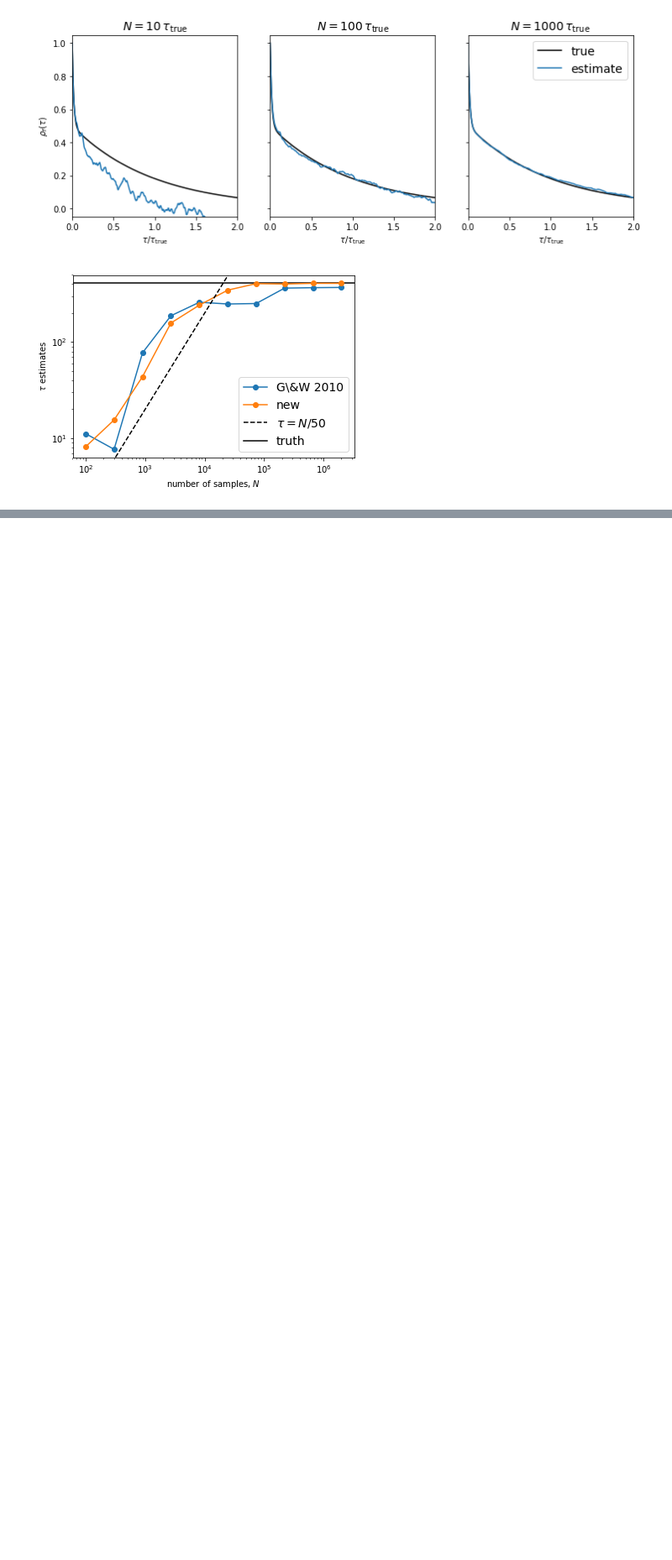
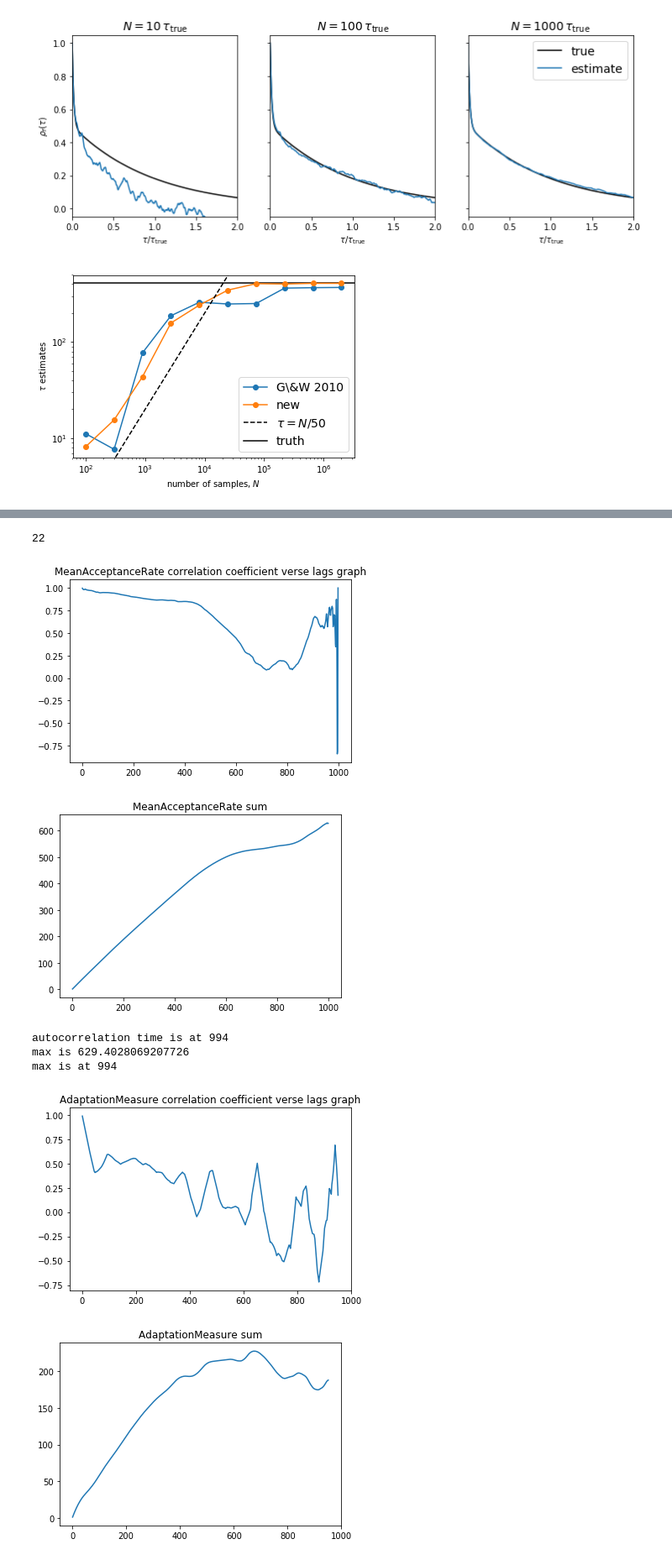
Before and after one commit to kindasad/gudnite, a Jupyter notebook: Research_problem_3.ipynb, the cells around one changed output, grey strips where cells are left out. Shown at 84% size. Drawn from its saved outputs; the diff is of its cells as text; code cells hidden in the pictures; blank space fills up the shorter version.

```diff
--- a/Research_problem_3.ipynb
+++ b/Research_problem_3.ipynb
@@ -152,0 +235,16 @@ plt.legend(fontsize=14);
+# %%
+def func_max(y,x):
+    for i in range(len(x)-1):
+        delta_y=y[i]-y[i+1]
+        delta_x=x[i]-x[i+1]
+        num=float(delta_y)/float(delta_x)
+        if num<0.001:
+            print ('autocorrelation time is at '+str(x[i]) )
+            return y[i],x[i]
+    print ('no max')
+y,x=func_max(y0,x0)
+print ('max is ' + str(y))
+print ('max is at '+ str(x))
+#***************************
+func_max(y1,x1)
+#where max position is also the autocorrelation time
@@ -152,0 +258,29 @@ plt.legend(fontsize=14);
+# %%
+import pandas as pd
+class_data=pd.read_csv("MC.txt")
+print(len(class_data.keys()))
+# %% [output]
+22
+# %%
+for key in class_data.keys():
+     if key!='ProcessorID' and key!='BurninLocation':
+        lin=list(class_data[key])
+        x,y=lag_verse_cc(lin[:1000])
+        plt.plot(x,y)
+        plt.title(key+' correlation coefficient verse lags graph')
+        plt.show()
+        y=sum_cc(y)
+        plt.plot(x,y)
+        plt.title(key+' sum')
+        plt.show()
+        y,x=func_max(y,x)
+        print ('max is ' + str(y))
+        print ('max is at '+ str(x)+'\n')
+# %% [output]
+[figure, added]
+[figure, added]
+autocorrelation time is at 994
+max is 629.4028069207726
+max is at 994
+[figure, added]
+[figure, added]
```
Also changed, not shown: parts of 11 cells of this notebook.
